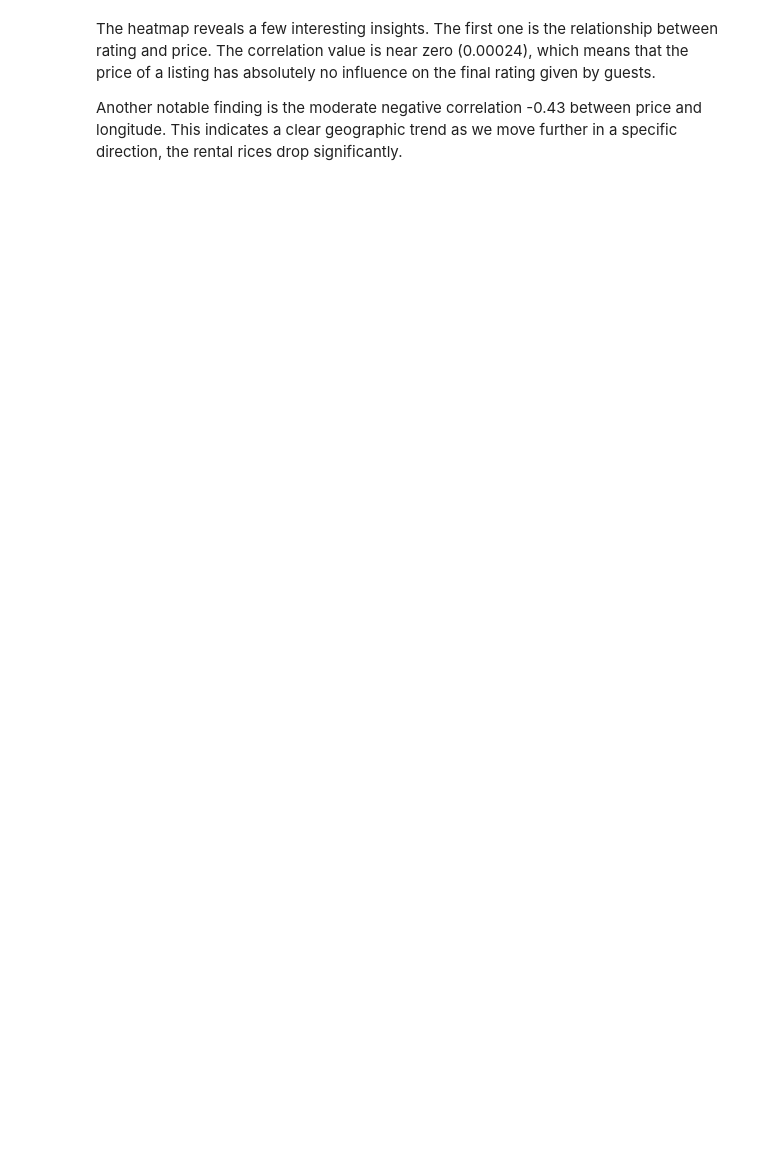
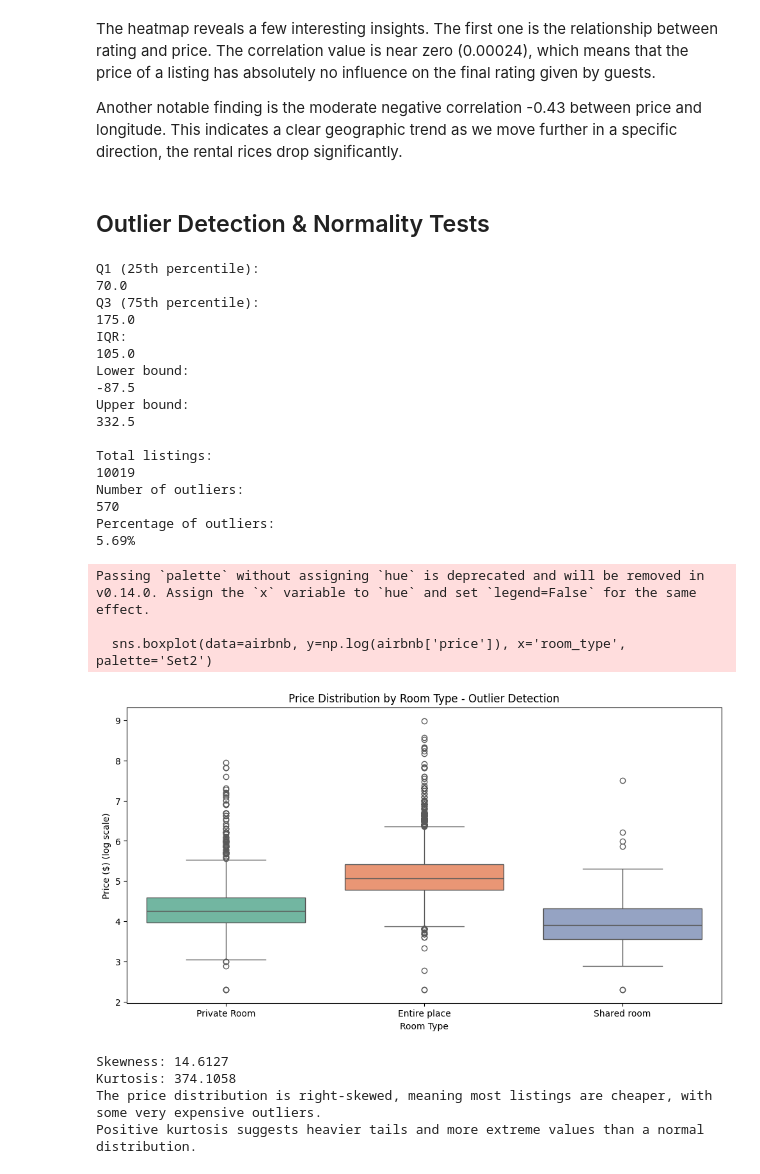
Before and after one commit to Szmytkos/Data_Analysis_Workshops, a Jupyter notebook: airbnb_zad.ipynb, the cells around one changed output. Drawn from its saved outputs; the diff is of its cells as text; code cells hidden in the pictures; blank space fills up the shorter version.

```diff
--- a/airbnb_zad.ipynb
+++ b/airbnb_zad.ipynb
@@ -373,3 +366,76 @@ plt.show()
 The heatmap reveals a few interesting insights. The first one is the relationship between rating and price. The correlation value is near zero (0.00024), which means that the price of a listing has absolutely no influence on the final rating given by guests.
 
 Another notable finding is the moderate negative correlation -0.43 between price and longitude. This indicates a clear geographic trend as we move further in a specific direction, the rental rices drop significantly.
+# %% [markdown]
+## Outlier Detection & Normality Tests
+# %%
+# IQR Method for Outlier Detection
+Q1 = airbnb['price'].quantile(0.25)
+Q3 = airbnb['price'].quantile(0.75)
+IQR = Q3 - Q1
+
+lower_bound = Q1 - 1.5 * IQR
+upper_bound = Q3 + 1.5 * IQR
+
+outliers = airbnb[(airbnb['price'] < lower_bound) | (airbnb['price'] > upper_bound)]
+
+print("Q1 (25th percentile): ")
+print(Q1)
+print("Q3 (75th percentile): ")
+print(Q3)
+print("IQR: ")
+print(IQR)
+print("Lower bound: ")
+print(lower_bound)
+print("Upper bound: ")
+print(upper_bound)
+print("\nTotal listings: ")
+print(len(airbnb))
+print("Number of outliers: ")
+print(len(outliers))
+print("Percentage of outliers: ")
+print(f"{len(outliers)/len(airbnb)*100:.2f}%")
+
+plt.figure(figsize=(12, 6))
+sns.boxplot(data=airbnb, y=np.log(airbnb['price']), x='room_type', palette='Set2')
+plt.title('Price Distribution by Room Type - Outlier Detection')
+plt.ylabel('Price ($) (log scale)')
+plt.xlabel('Room Type')
+plt.show()
+# %% [output]
+Q1 (25th percentile):
+70.0
+Q3 (75th percentile):
+175.0
+IQR:
+105.0
+Lower bound:
+-87.5
+Upper bound:
+332.5
+
+Total listings:
+10019
+Number of outliers:
+570
+Percentage of outliers:
+5.69%
+Passing `palette` without assigning `hue` is deprecated and will be removed in v0.14.0. Assign the `x` variable to `hue` and set `legend=False` for the same effect.
+
+  sns.boxplot(data=airbnb, y=np.log(airbnb['price']), x='room_type', palette='Set2')
+[figure, added]
+# %%
+from scipy.stats import skew, kurtosis
+
+price = airbnb['price'].dropna()
+
+skewness = skew(price)
+kurt = kurtosis(price)  # excess kurtosis: normal distribution = 0
+
+print(f"Skewness: {skewness:.4f}")
+print(f"Kurtosis: {kurt:.4f}")
+# %% [output]
+Skewness: 14.6127
+Kurtosis: 374.1058
+The price distribution is right-skewed, meaning most listings are cheaper, with some very expensive outliers.
+Positive kurtosis suggests heavier tails and more extreme values than a normal distribution.
```
Also changed, not shown: parts of 18 cells of this notebook.
